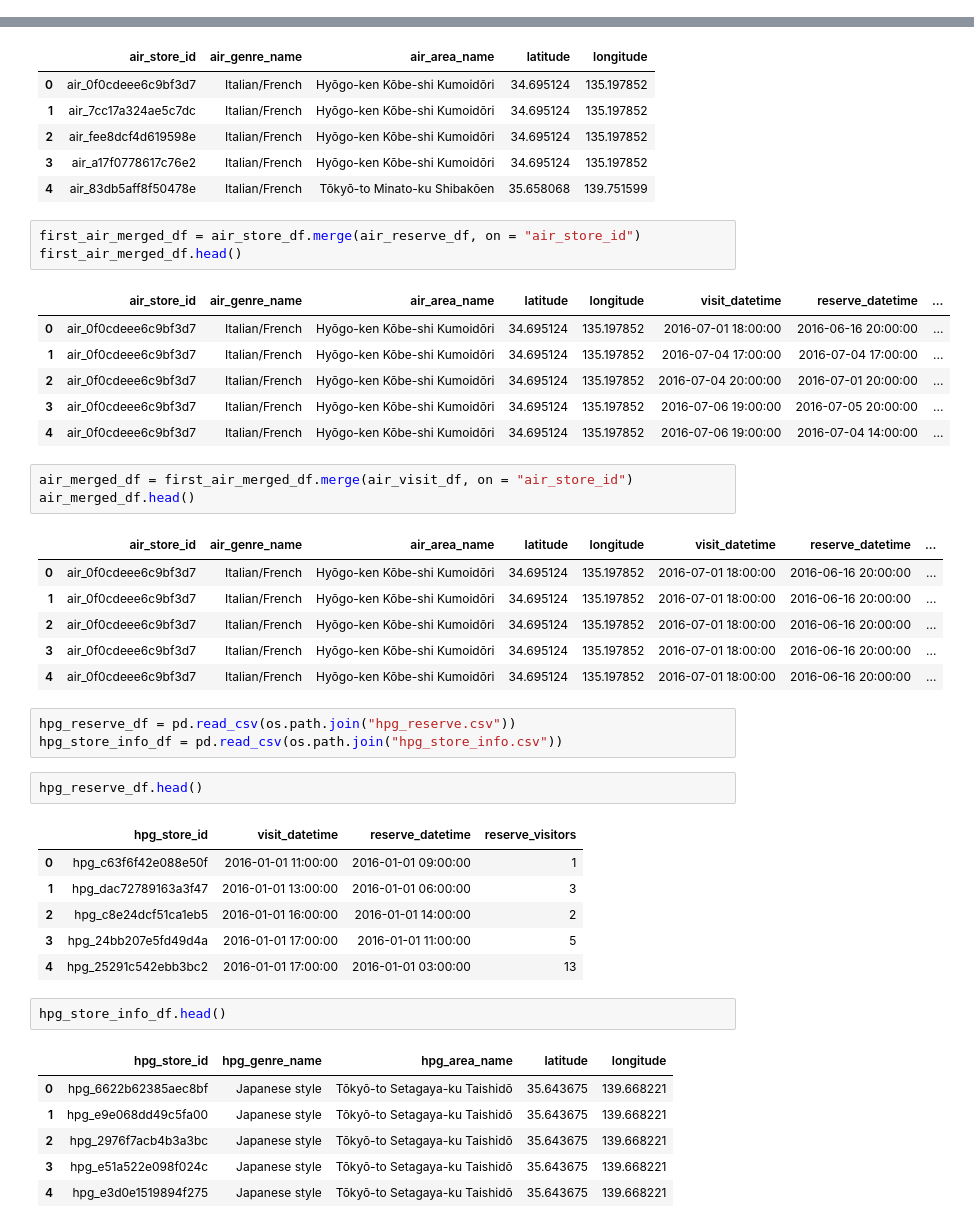
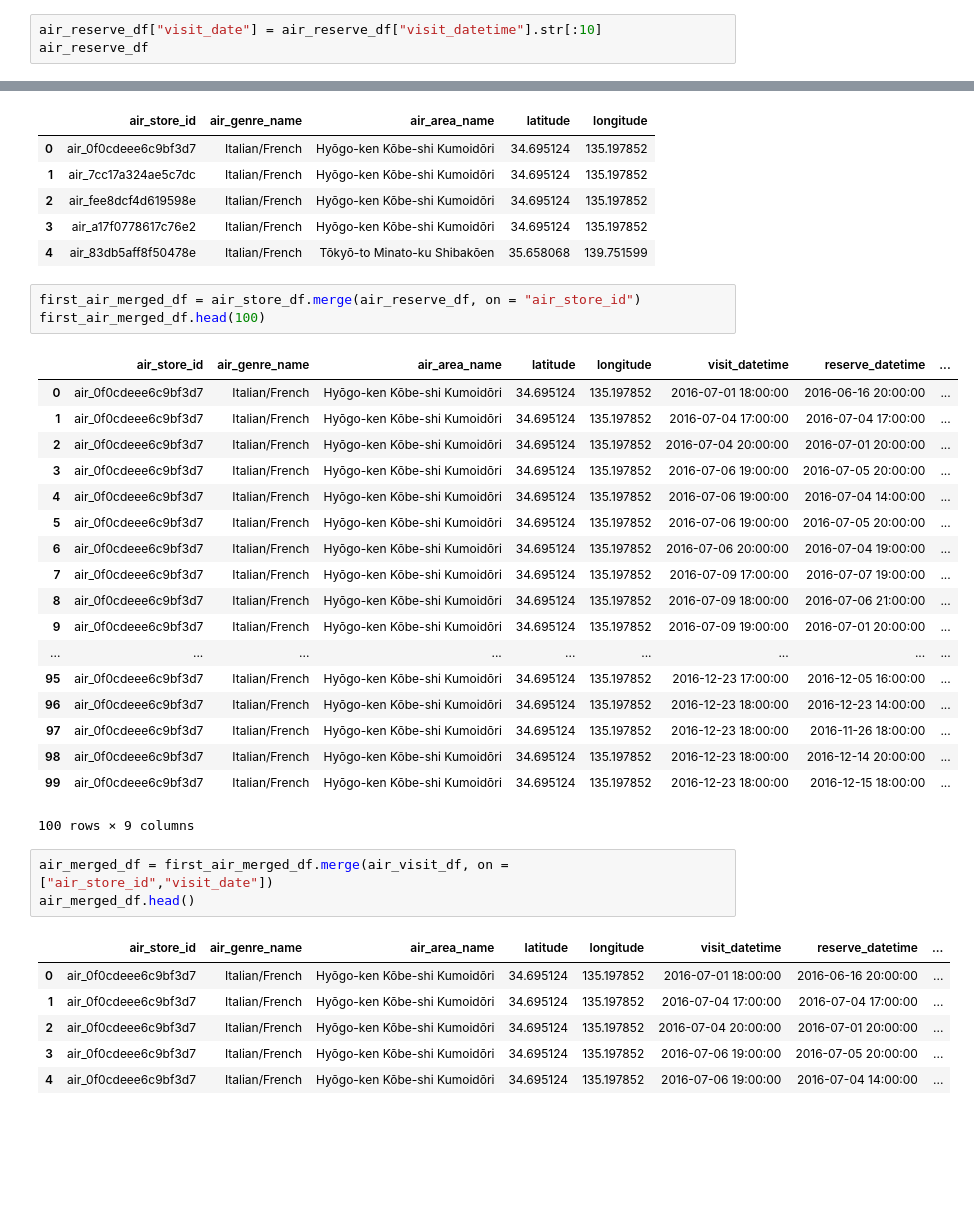
Before and after one commit to Gan001/dataviz-final-project, a Jupyter notebook: NBAProjectBackup.ipynb, the cells around one changed output, grey strips where cells are left out. Drawn from its saved outputs; the diff is of its cells as text; blank space fills up the shorter version.

```diff
--- a/NBAProjectBackup.ipynb
+++ b/NBAProjectBackup.ipynb
@@ -24,3 +24,6 @@ air_reserve_df.head()
 | 2 | air_db4b38ebe7a7ceff | 2016-01-01 19:00:00 | 2016-01-01 19:00:00 | 6 |
 | 3 | air_877f79706adbfb06 | 2016-01-01 20:00:00 | 2016-01-01 16:00:00 | 2 |
 | 4 | air_db80363d35f10926 | 2016-01-01 20:00:00 | 2016-01-01 01:00:00 | 5 |
+# %%
+air_reserve_df["visit_date"] = air_reserve_df["visit_datetime"].str[:10]
+air_reserve_df
@@ -35,42 +57,33 @@ air_store_df.head()
 | 4 | air_83db5aff8f50478e | Italian/French | Tōkyō-to Minato-ku Shibakōen | 35.658068 | 139.751599 |
 # %%
 first_air_merged_df = air_store_df.merge(air_reserve_df, on = "air_store_id")
-first_air_merged_df.head()
+first_air_merged_df.head(100)
 # %% [output]
 |  | air_store_id | air_genre_name | air_area_name | latitude | longitude | visit_datetime | reserve_datetime | ... |
 | 0 | air_0f0cdeee6c9bf3d7 | Italian/French | Hyōgo-ken Kōbe-shi Kumoidōri | 34.695124 | 135.197852 | 2016-07-01 18:00:00 | 2016-06-16 20:00:00 | ... |
 | 1 | air_0f0cdeee6c9bf3d7 | Italian/French | Hyōgo-ken Kōbe-shi Kumoidōri | 34.695124 | 135.197852 | 2016-07-04 17:00:00 | 2016-07-04 17:00:00 | ... |
 | 2 | air_0f0cdeee6c9bf3d7 | Italian/French | Hyōgo-ken Kōbe-shi Kumoidōri | 34.695124 | 135.197852 | 2016-07-04 20:00:00 | 2016-07-01 20:00:00 | ... |
 | 3 | air_0f0cdeee6c9bf3d7 | Italian/French | Hyōgo-ken Kōbe-shi Kumoidōri | 34.695124 | 135.197852 | 2016-07-06 19:00:00 | 2016-07-05 20:00:00 | ... |
 | 4 | air_0f0cdeee6c9bf3d7 | Italian/French | Hyōgo-ken Kōbe-shi Kumoidōri | 34.695124 | 135.197852 | 2016-07-06 19:00:00 | 2016-07-04 14:00:00 | ... |
+| 5 | air_0f0cdeee6c9bf3d7 | Italian/French | Hyōgo-ken Kōbe-shi Kumoidōri | 34.695124 | 135.197852 | 2016-07-06 19:00:00 | 2016-07-05 20:00:00 | ... |
+| 6 | air_0f0cdeee6c9bf3d7 | Italian/French | Hyōgo-ken Kōbe-shi Kumoidōri | 34.695124 | 135.197852 | 2016-07-06 20:00:00 | 2016-07-04 19:00:00 | ... |
+| 7 | air_0f0cdeee6c9bf3d7 | Italian/French | Hyōgo-ken Kōbe-shi Kumoidōri | 34.695124 | 135.197852 | 2016-07-09 17:00:00 | 2016-07-07 19:00:00 | ... |
+| 8 | air_0f0cdeee6c9bf3d7 | Italian/French | Hyōgo-ken Kōbe-shi Kumoidōri | 34.695124 | 135.197852 | 2016-07-09 18:00:00 | 2016-07-06 21:00:00 | ... |
+| 9 | air_0f0cdeee6c9bf3d7 | Italian/French | Hyōgo-ken Kōbe-shi Kumoidōri | 34.695124 | 135.197852 | 2016-07-09 19:00:00 | 2016-07-01 20:00:00 | ... |
+| ... | ... | ... | ... | ... | ... | ... | ... | ... |
+| 95 | air_0f0cdeee6c9bf3d7 | Italian/French | Hyōgo-ken Kōbe-shi Kumoidōri | 34.695124 | 135.197852 | 2016-12-23 17:00:00 | 2016-12-05 16:00:00 | ... |
+| 96 | air_0f0cdeee6c9bf3d7 | Italian/French | Hyōgo-ken Kōbe-shi Kumoidōri | 34.695124 | 135.197852 | 2016-12-23 18:00:00 | 2016-12-23 14:00:00 | ... |
+| 97 | air_0f0cdeee6c9bf3d7 | Italian/French | Hyōgo-ken Kōbe-shi Kumoidōri | 34.695124 | 135.197852 | 2016-12-23 18:00:00 | 2016-11-26 18:00:00 | ... |
+| 98 | air_0f0cdeee6c9bf3d7 | Italian/French | Hyōgo-ken Kōbe-shi Kumoidōri | 34.695124 | 135.197852 | 2016-12-23 18:00:00 | 2016-12-14 20:00:00 | ... |
+| 99 | air_0f0cdeee6c9bf3d7 | Italian/French | Hyōgo-ken Kōbe-shi Kumoidōri | 34.695124 | 135.197852 | 2016-12-23 18:00:00 | 2016-12-15 18:00:00 | ... |
+100 rows × 9 columns
 # %%
-air_merged_df = first_air_merged_df.merge(air_visit_df, on = "air_store_id")
+air_merged_df = first_air_merged_df.merge(air_visit_df, on = ["air_store_id","visit_date"])
 air_merged_df.head()
 # %% [output]
 |  | air_store_id | air_genre_name | air_area_name | latitude | longitude | visit_datetime | reserve_datetime | ... |
 | 0 | air_0f0cdeee6c9bf3d7 | Italian/French | Hyōgo-ken Kōbe-shi Kumoidōri | 34.695124 | 135.197852 | 2016-07-01 18:00:00 | 2016-06-16 20:00:00 | ... |
-| 1 | air_0f0cdeee6c9bf3d7 | Italian/French | Hyōgo-ken Kōbe-shi Kumoidōri | 34.695124 | 135.197852 | 2016-07-01 18:00:00 | 2016-06-16 20:00:00 | ... |
-| 2 | air_0f0cdeee6c9bf3d7 | Italian/French | Hyōgo-ken Kōbe-shi Kumoidōri | 34.695124 | 135.197852 | 2016-07-01 18:00:00 | 2016-06-16 20:00:00 | ... |
-| 3 | air_0f0cdeee6c9bf3d7 | Italian/French | Hyōgo-ken Kōbe-shi Kumoidōri | 34.695124 | 135.197852 | 2016-07-01 18:00:00 | 2016-06-16 20:00:00 | ... |
-| 4 | air_0f0cdeee6c9bf3d7 | Italian/French | Hyōgo-ken Kōbe-shi Kumoidōri | 34.695124 | 135.197852 | 2016-07-01 18:00:00 | 2016-06-16 20:00:00 | ... |
+| 1 | air_0f0cdeee6c9bf3d7 | Italian/French | Hyōgo-ken Kōbe-shi Kumoidōri | 34.695124 | 135.197852 | 2016-07-04 17:00:00 | 2016-07-04 17:00:00 | ... |
+| 2 | air_0f0cdeee6c9bf3d7 | Italian/French | Hyōgo-ken Kōbe-shi Kumoidōri | 34.695124 | 135.197852 | 2016-07-04 20:00:00 | 2016-07-01 20:00:00 | ... |
+| 3 | air_0f0cdeee6c9bf3d7 | Italian/French | Hyōgo-ken Kōbe-shi Kumoidōri | 34.695124 | 135.197852 | 2016-07-06 19:00:00 | 2016-07-05 20:00:00 | ... |
+| 4 | air_0f0cdeee6c9bf3d7 | Italian/French | Hyōgo-ken Kōbe-shi Kumoidōri | 34.695124 | 135.197852 | 2016-07-06 19:00:00 | 2016-07-04 14:00:00 | ... |
-# %%
-hpg_reserve_df = pd.read_csv(os.path.join("hpg_reserve.csv"))
-hpg_store_info_df = pd.read_csv(os.path.join("hpg_store_info.csv"))
-# %%
-hpg_reserve_df.head()
-# %% [output]
-|  | hpg_store_id | visit_datetime | reserve_datetime | reserve_visitors |
-| 0 | hpg_c63f6f42e088e50f | 2016-01-01 11:00:00 | 2016-01-01 09:00:00 | 1 |
-| 1 | hpg_dac72789163a3f47 | 2016-01-01 13:00:00 | 2016-01-01 06:00:00 | 3 |
-| 2 | hpg_c8e24dcf51ca1eb5 | 2016-01-01 16:00:00 | 2016-01-01 14:00:00 | 2 |
-| 3 | hpg_24bb207e5fd49d4a | 2016-01-01 17:00:00 | 2016-01-01 11:00:00 | 5 |
-| 4 | hpg_25291c542ebb3bc2 | 2016-01-01 17:00:00 | 2016-01-01 03:00:00 | 13 |
-# %%
-hpg_store_info_df.head()
-# %% [output]
-|  | hpg_store_id | hpg_genre_name | hpg_area_name | latitude | longitude |
-| 0 | hpg_6622b62385aec8bf | Japanese style | Tōkyō-to Setagaya-ku Taishidō | 35.643675 | 139.668221 |
-| 1 | hpg_e9e068dd49c5fa00 | Japanese style | Tōkyō-to Setagaya-ku Taishidō | 35.643675 | 139.668221 |
-| 2 | hpg_2976f7acb4b3a3bc | Japanese style | Tōkyō-to Setagaya-ku Taishidō | 35.643675 | 139.668221 |
-| 3 | hpg_e51a522e098f024c | Japanese style | Tōkyō-to Setagaya-ku Taishidō | 35.643675 | 139.668221 |
-| 4 | hpg_e3d0e1519894f275 | Japanese style | Tōkyō-to Setagaya-ku Taishidō | 35.643675 | 139.668221 |
```
Also changed, not shown: parts of 5 cells of this notebook.
